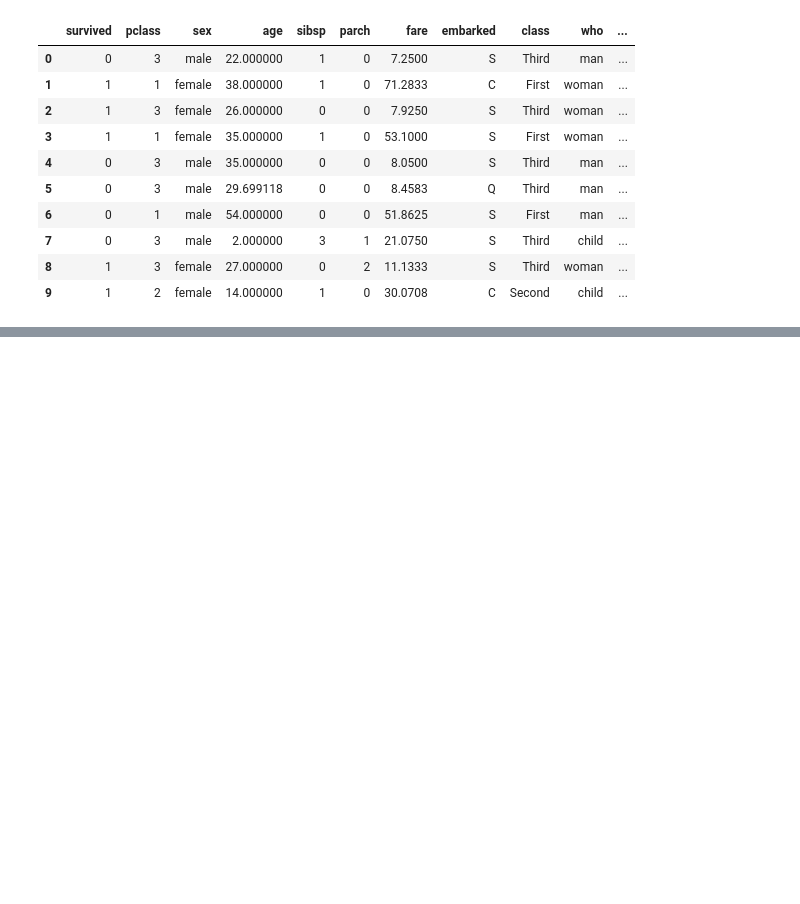
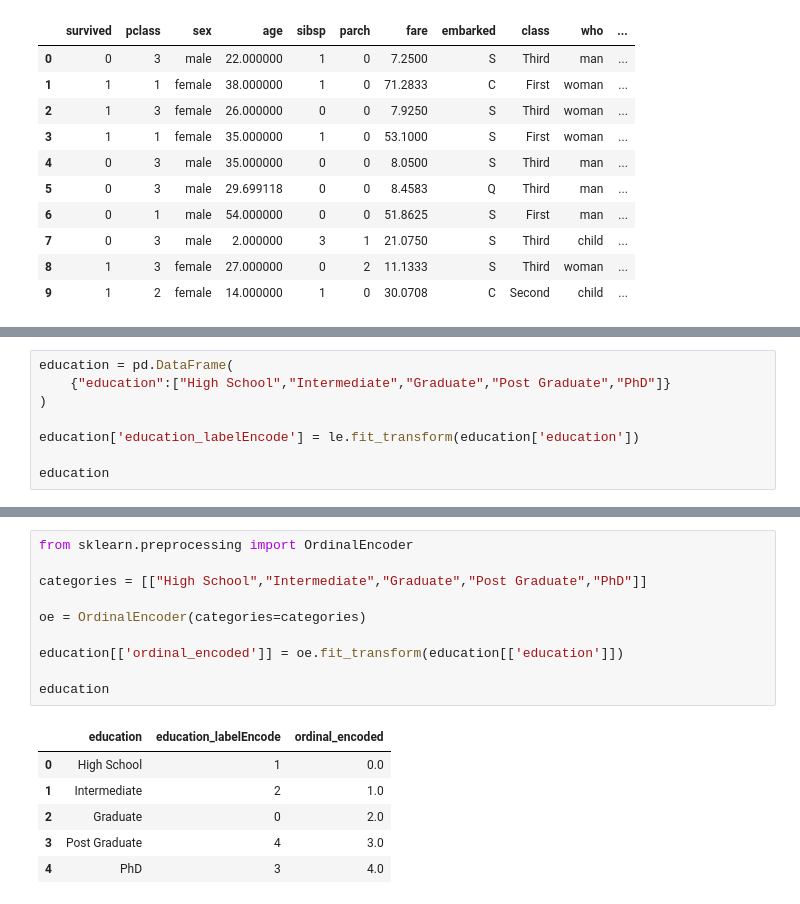
Before and after one commit to datasciencekibaatein/Batch-91, a Jupyter notebook: Preprocessing/Encoding/lecture.ipynb, the cells around one changed output, grey strips where cells are left out. Drawn from its saved outputs; the diff is of its cells as text; blank space fills up the shorter version.

```diff
--- a/Preprocessing/Encoding/lecture.ipynb
+++ b/Preprocessing/Encoding/lecture.ipynb
@@ -69,0 +89,8 @@ df.head(10)
+# %%
+education = pd.DataFrame(
+    {"education":["High School","Intermediate","Graduate","Post Graduate","PhD"]}
+)
+
+education['education_labelEncode'] = le.fit_transform(education['education'])
+
+education
@@ -69,0 +104,17 @@ df.head(10)
+# %%
+from sklearn.preprocessing import OrdinalEncoder
+
+categories = [["High School","Intermediate","Graduate","Post Graduate","PhD"]]
+
+oe = OrdinalEncoder(categories=categories)
+
+education[['ordinal_encoded']] = oe.fit_transform(education[['education']])
+
+education
+# %% [output]
+|  | education | education_labelEncode | ordinal_encoded |
+| 0 | High School | 1 | 0.0 |
+| 1 | Intermediate | 2 | 1.0 |
+| 2 | Graduate | 0 | 2.0 |
+| 3 | Post Graduate | 4 | 3.0 |
+| 4 | PhD | 3 | 4.0 |
```
Also changed, not shown: parts of 16 cells of this notebook.
